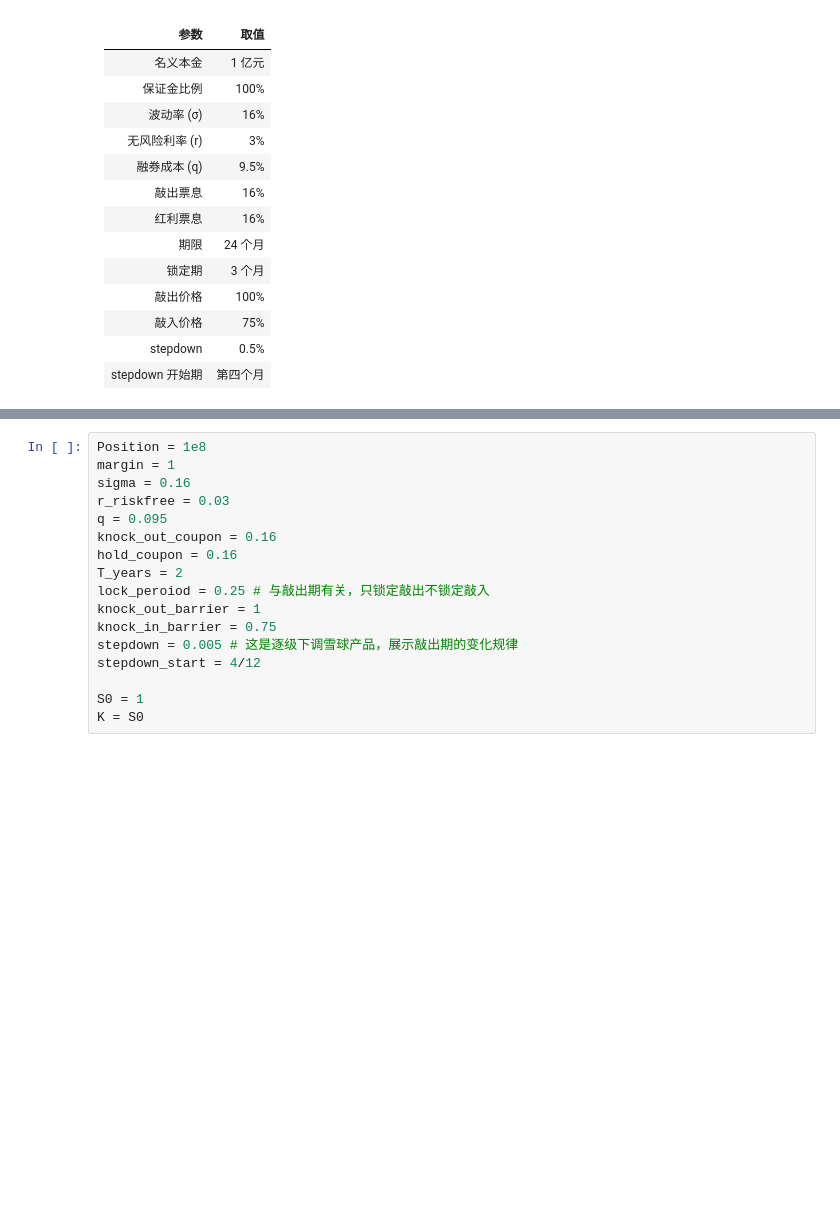
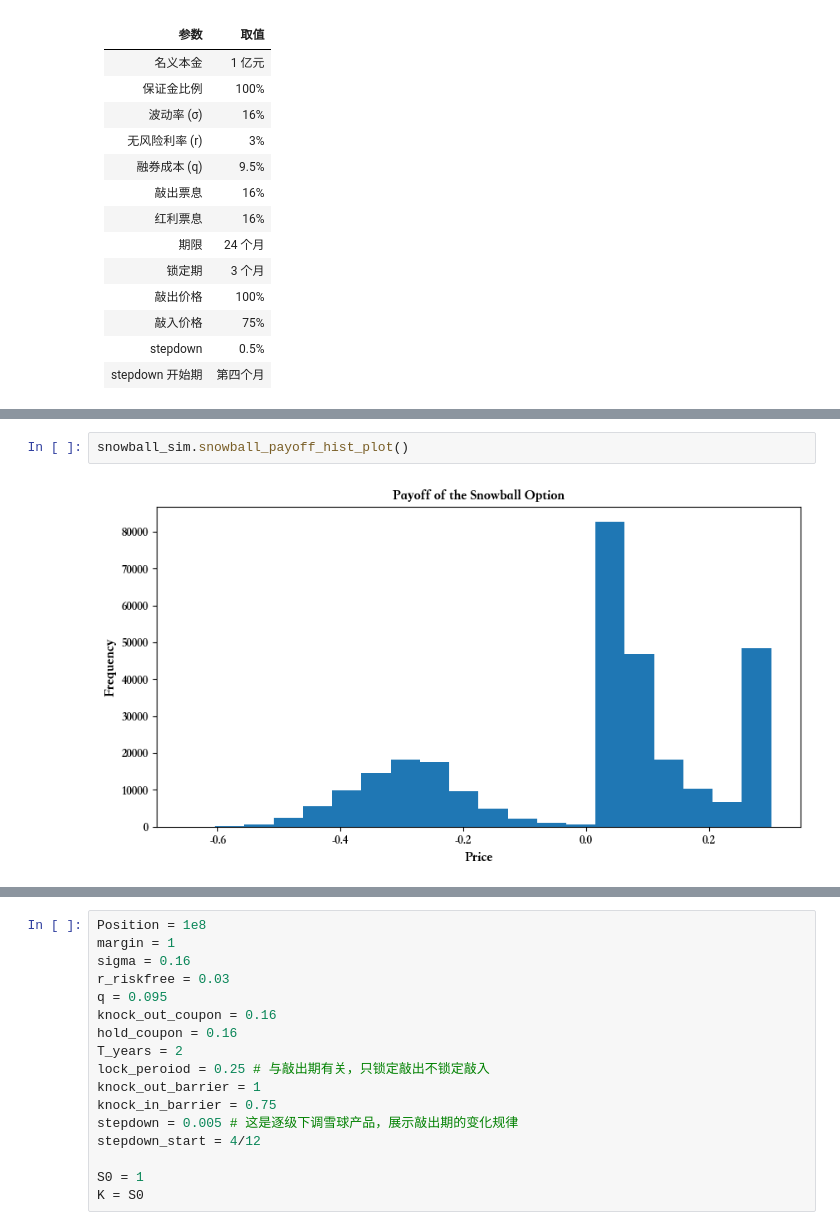
Before and after one commit to wjsbjl/snowball-option-pricing, a Jupyter notebook: snowball.ipynb, the cells around one changed output, grey strips where cells are left out. Cells and saved outputs as stored; diff of their text form; blank space fills up the shorter version.

```diff
--- a/snowball.ipynb
+++ b/snowball.ipynb
@@ -48,0 +95,4 @@ https://3c.wind.com.cn/l/BhHE?shareUserSign=FmFnE
+# %%
+snowball_sim.snowball_payoff_hist_plot()
+# %% [output]
+[figure, added]
```
Also changed, not shown: parts of 43 cells of this notebook, 5 other files.
